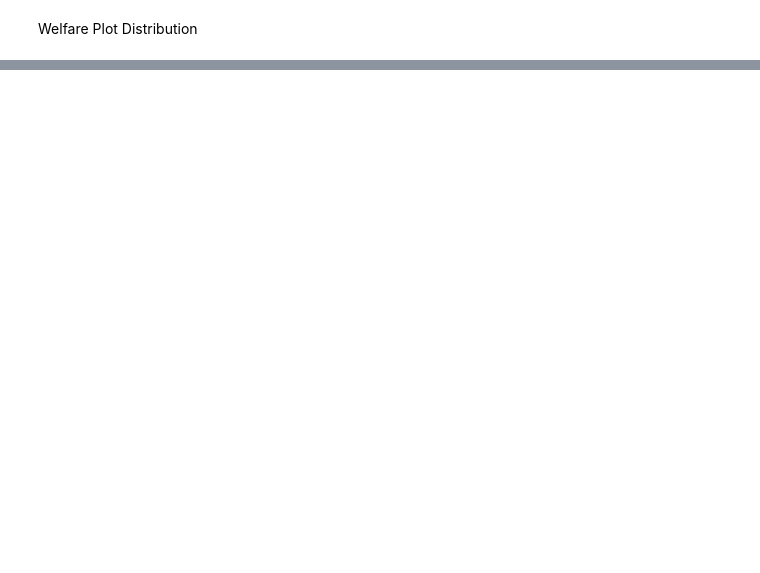
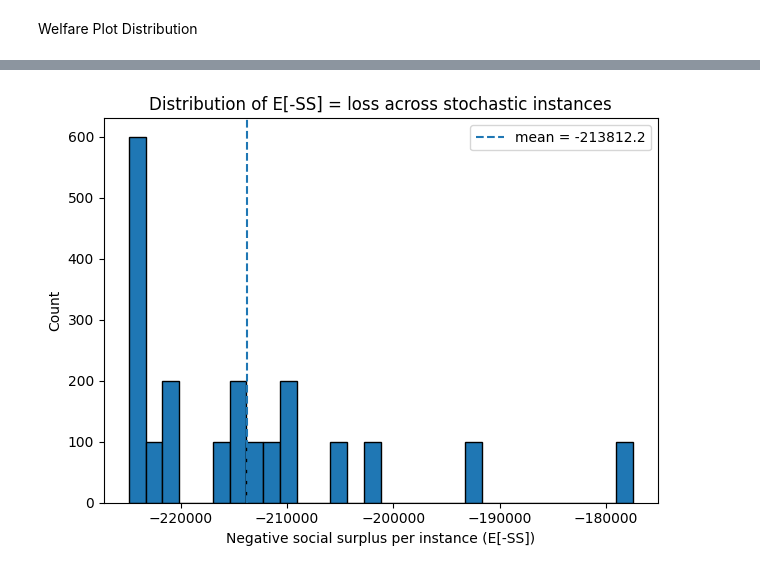
Before and after one commit to maxboonban/zavala_electricity_market, a Jupyter notebook: visualize_distributions.ipynb, the cells around one changed output, grey strips where cells are left out. Saved outputs shown, nothing was run; the diff lists cells and outputs as text; code cells hidden in the pictures; blank space fills up the shorter version.

```diff
--- a/visualize_distributions.ipynb
+++ b/visualize_distributions.ipynb
@@ -599,0 +611,19 @@ plt.show()
+# %%
+import matplotlib.pyplot as plt
+# ---- Plot welfare distribution (negative social surplus E[-SS]) ----
+vals = np.array(det_ss, dtype=float)
+
+plt.figure()
+plt.hist(vals, bins=30, edgecolor='black')
+plt.axvline(vals.mean(), linestyle='--', label=f"mean = {vals.mean():.1f}")
+plt.xlabel("Negative social surplus per instance (E[-SS])")
+plt.ylabel("Count")
+plt.title("Distribution of E[-SS] = loss across stochastic instances")
+plt.legend()
+plt.tight_layout()
+
+# If you run headless or want a file, save it; otherwise plt.show() is fine.
+# plt.savefig("stochastic_neg_ss_distribution.png", dpi=150)
+plt.show()
+# %% [output]
+[figure, added]
```
Also changed, not shown: parts of 6 cells of this notebook, 2 other files.
